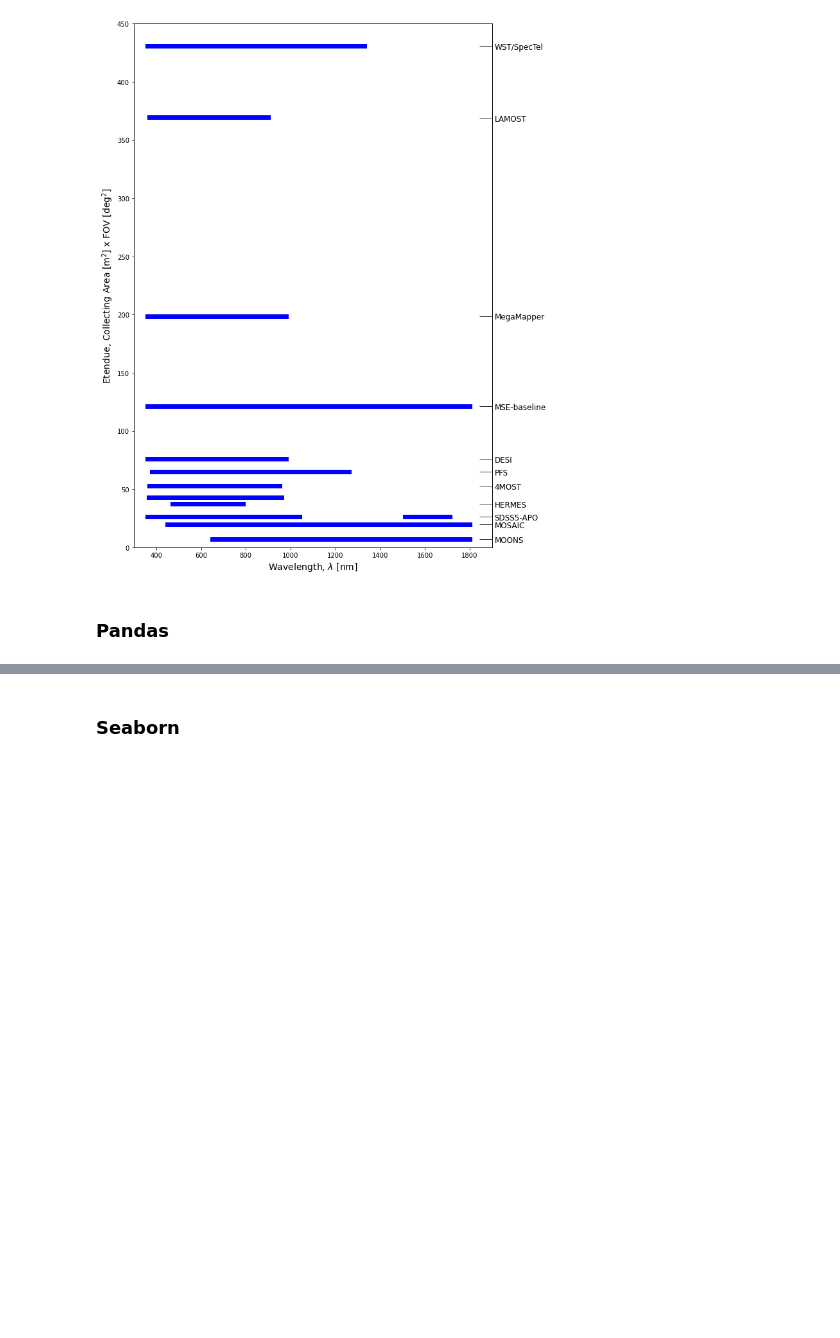
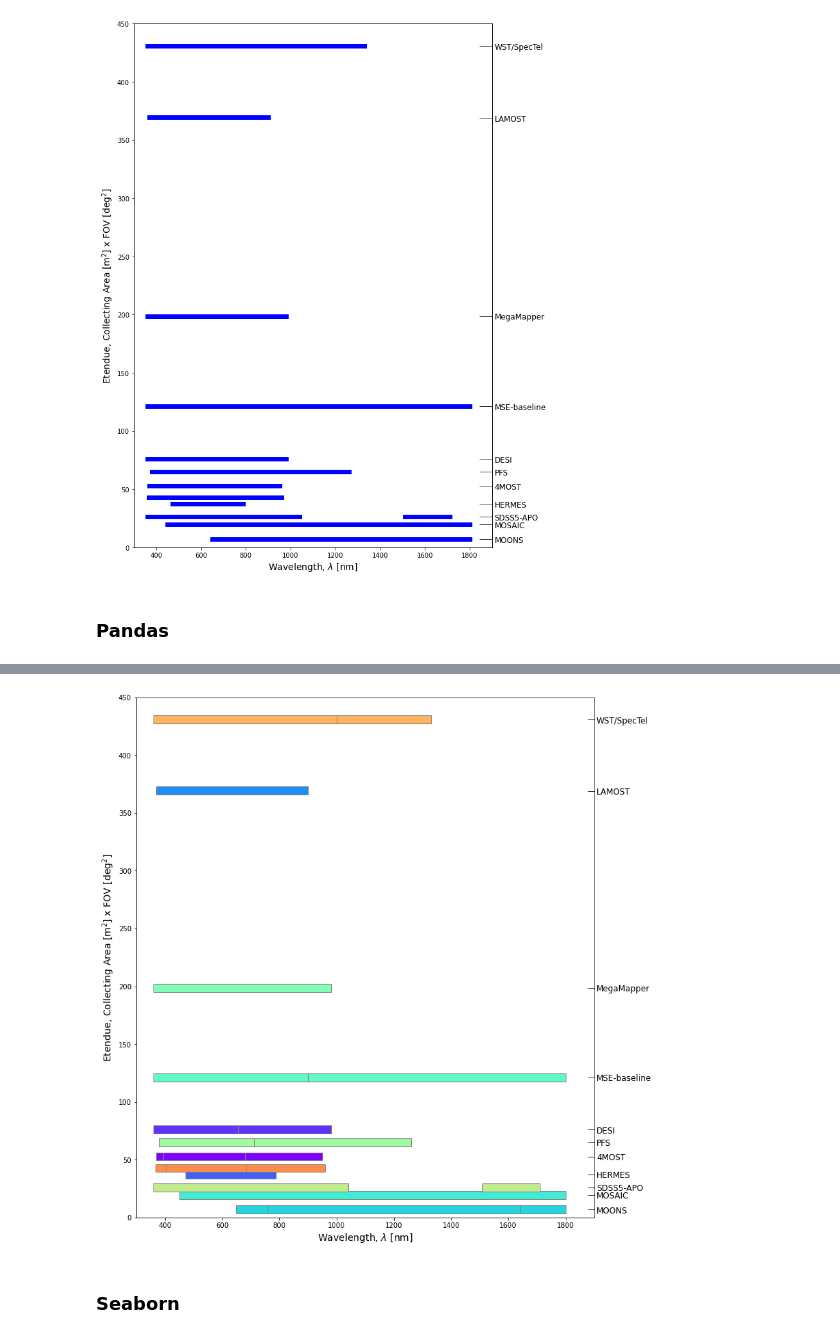
Before and after one commit to jsobeck/MOS_Surveys_Overview, a Jupyter notebook: MOS_Surveys_Overview_Visualizations.ipynb, the cells around one changed output, grey strips where cells are left out. Drawn from its saved outputs; the diff is of its cells as text; code cells hidden in the pictures; blank space fills up the shorter version.

```diff
--- a/MOS_Surveys_Overview_Visualizations.ipynb
+++ b/MOS_Surveys_Overview_Visualizations.ipynb
@@ -227,3 +225,34 @@ ax=combined_table.plot.barh(x='Etendue',y='WL_MAX_nm',left=combined_table['WL_MI
+# %%
+#Group dataframe
+combined_table['height'] = combined_table['WL_MAX_nm'] - combined_table['WL_MIN_nm']
+combined_table_grouped   = combined_table.set_index(['Instr_short'])
+
+#Set-up Plot
+plt.rcParams["figure.figsize"] = (12, 14)
+bar_color=iter(cm.rainbow(np.linspace(0,1,17)))
+fig, ax = plt.subplots()
+
+#Loop through the grouped dataframe and generate horizontal bar plot
+for each_type, df_type in combined_table_grouped.groupby(level=0):
+    #print(df_type['Instrument'])
+    barplot=ax.barh(y=df_type['Etendue'], width=df_type['height'], height = 7, left=df_type['WL_MIN_nm'],
+               edgecolor='grey', color=next(bar_color))
+    #ax.bar_label(barplot)
+    color_idx += 1
+ax.set_ylabel("Etendue, Collecting Area [m$^2$] x FOV [deg$^2$]", color = 'black', size=14)
+ax.set_xlabel("Wavelength, $\lambda$ [nm]", size=14)
+ax.set(xlim=(300, 1900), ylim=(0, 450))
+
+ax2= ax.secondary_yaxis("right")
+ax2.tick_params(axis="y", direction="in", length=10)
+ax2.set(ylim=[300,1900])
+# Set-up and apply custom tick labels
+ax2.set_yticks([6.84,19.56,26.13,37.2,52.8,65.0,76.0,121.2,198.8,369,430.7])
+ax2.set_yticklabels(['MOONS','MOSAIC','SDSS5-APO','HERMES','4MOST','PFS','DESI','MSE-baseline','MegaMapper',
+                     'LAMOST','WST/SpecTel'],size=12)
+plt.show()
+# %% [output]
+[figure, added]
 # %% [markdown]
 ### Seaborn
 # %%
```
Also changed, not shown: parts of 11 cells of this notebook.
